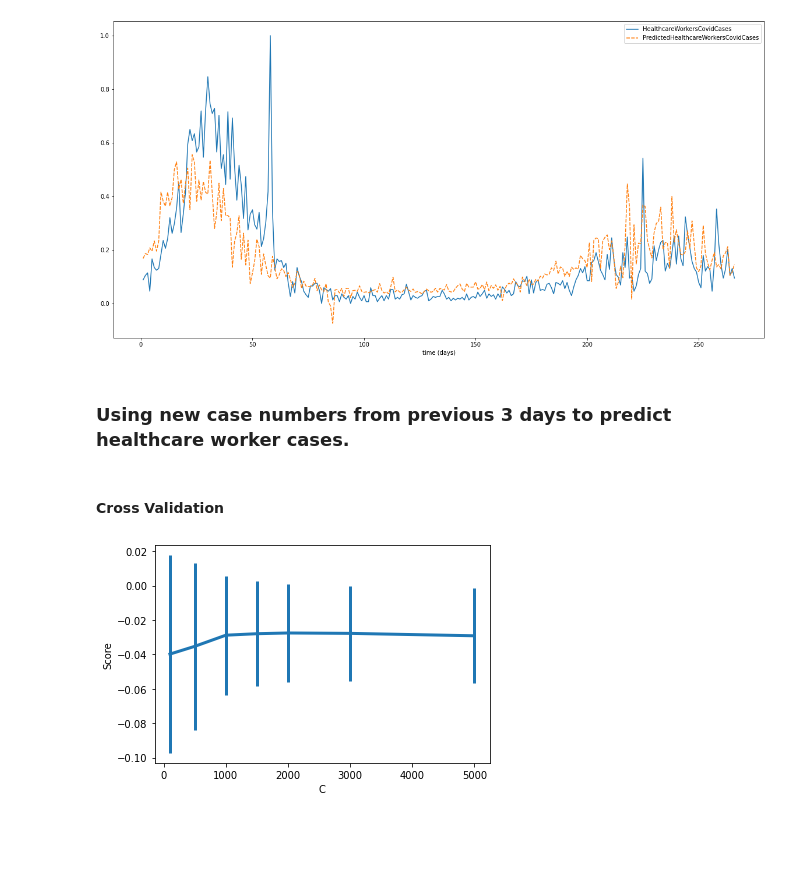
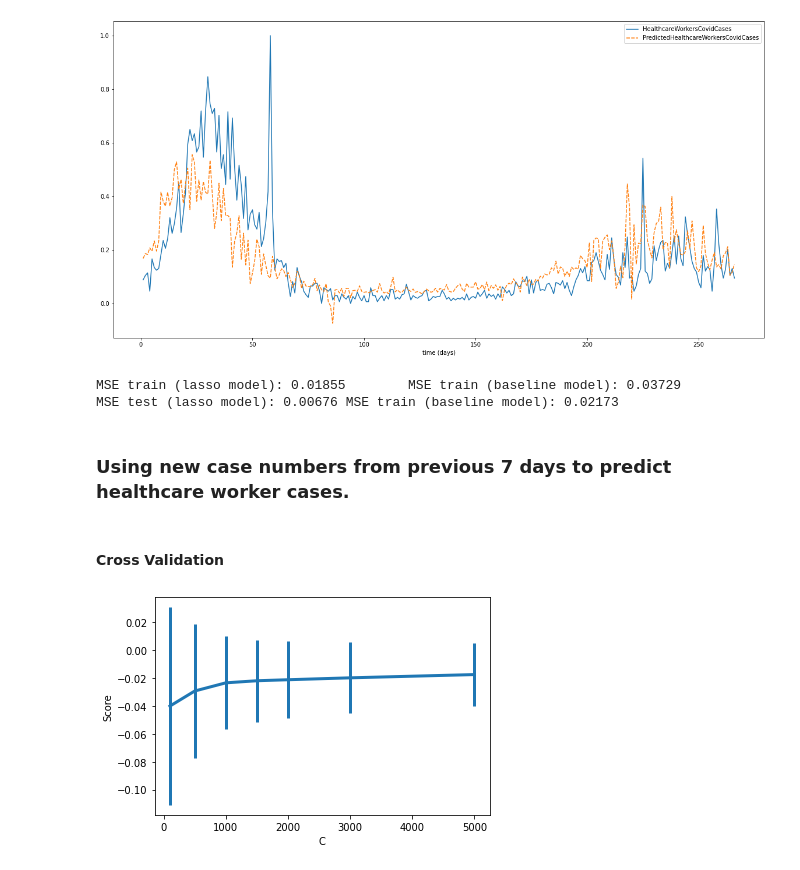
Before and after one commit to molonepa/ML-Group-Project, a Jupyter notebook: lasso.ipynb, the cells around one changed output. Drawn from its saved outputs; the diff is of its cells as text; code cells hidden in the pictures; blank space fills up the shorter version.

Commit message:
3 ->7 days for prediction length, Print MSE

```diff
--- a/lasso.ipynb
+++ b/lasso.ipynb
@@ -56,5 +64,16 @@ plt.xlabel('time (days)')
 plt.show()
 # %% [output]
 [figure]
+# %%
+mse_train = mean_squared_error(y_train, model.predict(X_train))
+mse_test = mean_squared_error(y_test, model.predict(X_test))
+mse_train_dummy = mean_squared_error(y_train, dummy.predict(X_train))
+mse_test_dummy = mean_squared_error(y_test, dummy.predict(X_test))
+
+print('MSE train (lasso model): {:.5f}\tMSE train (baseline model): {:.5f}'.format(mse_train, mse_train_dummy))
+print('MSE test (lasso model): {:.5f}\tMSE train (baseline model): {:.5f}'.format(mse_test, mse_test_dummy))
+# %% [output]
+MSE train (lasso model): 0.01855        MSE train (baseline model): 0.03729
+MSE test (lasso model): 0.00676 MSE train (baseline model): 0.02173
 # %% [markdown]
-### Using new case numbers from previous 3 days to predict healthcare worker cases.
+### Using new case numbers from previous 7 days to predict healthcare worker cases.
@@ -64,26 +85,27 @@ y2 = y[3:]
+# %% [markdown]
+#### Cross Validation
+# %%
+mean_error=[]
+std_error=[]
+C_range = [100,500,1000,1500, 2000, 3000,5000]
+for Cval in C_range:
+    #Polynomial features had to be reduced to 3 to maintain a reasonable runtime
+    model1 = make_pipeline(PolynomialFeatures(3), linear_model.Lasso(alpha=1 / Cval))
+    scores = cross_val_score(model1, X2, y2, cv=5, scoring='neg_mean_squared_error')
+    mean_error.append(np.array(scores).mean())
+    std_error.append(np.array(scores).std())
+
+plt.errorbar(C_range,mean_error,yerr=std_error,linewidth=3)
+plt.xlabel('C')
+plt.ylabel('Score')
+plt.show()
+# %% [output]
+[figure, added]
 # %%
 C = 2000
 model = make_pipeline(PolynomialFeatures(5), linear_model.Lasso(alpha=1/C))
 model.fit(X2, y2)
 
 y_pred = model.predict(X2)
-# %% [markdown]
-#### Cross Validation
-# %%
-mean_error=[]
-std_error=[]
-C_range = [100,500,1000,1500, 2000, 3000,5000]
-for Cval in C_range:
-    model1 = make_pipeline(PolynomialFeatures(5), linear_model.Lasso(alpha=1 / Cval))
-    scores = cross_val_score(model1, X2, y2, cv=5, scoring='neg_mean_squared_error')
-    mean_error.append(np.array(scores).mean())
-    std_error.append(np.array(scores).std())
-
-plt.errorbar(C_range,mean_error,yerr=std_error,linewidth=3)
-plt.xlabel('C')
-plt.ylabel('Score')
-plt.show()
-# %% [output]
-[figure, removed]
 # %%
 df_new = pd.DataFrame()
```
Also changed, not shown: parts of 8 cells of this notebook.
